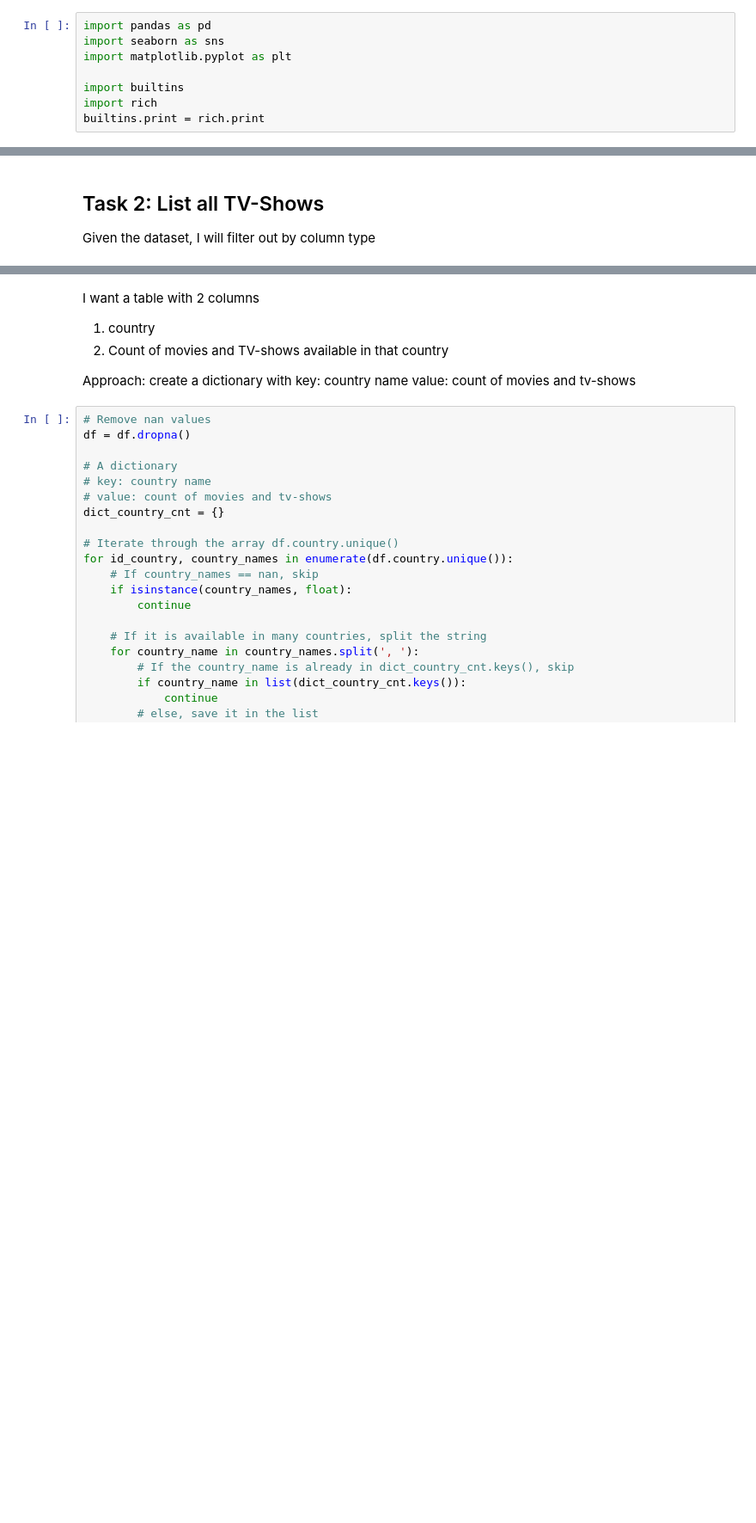
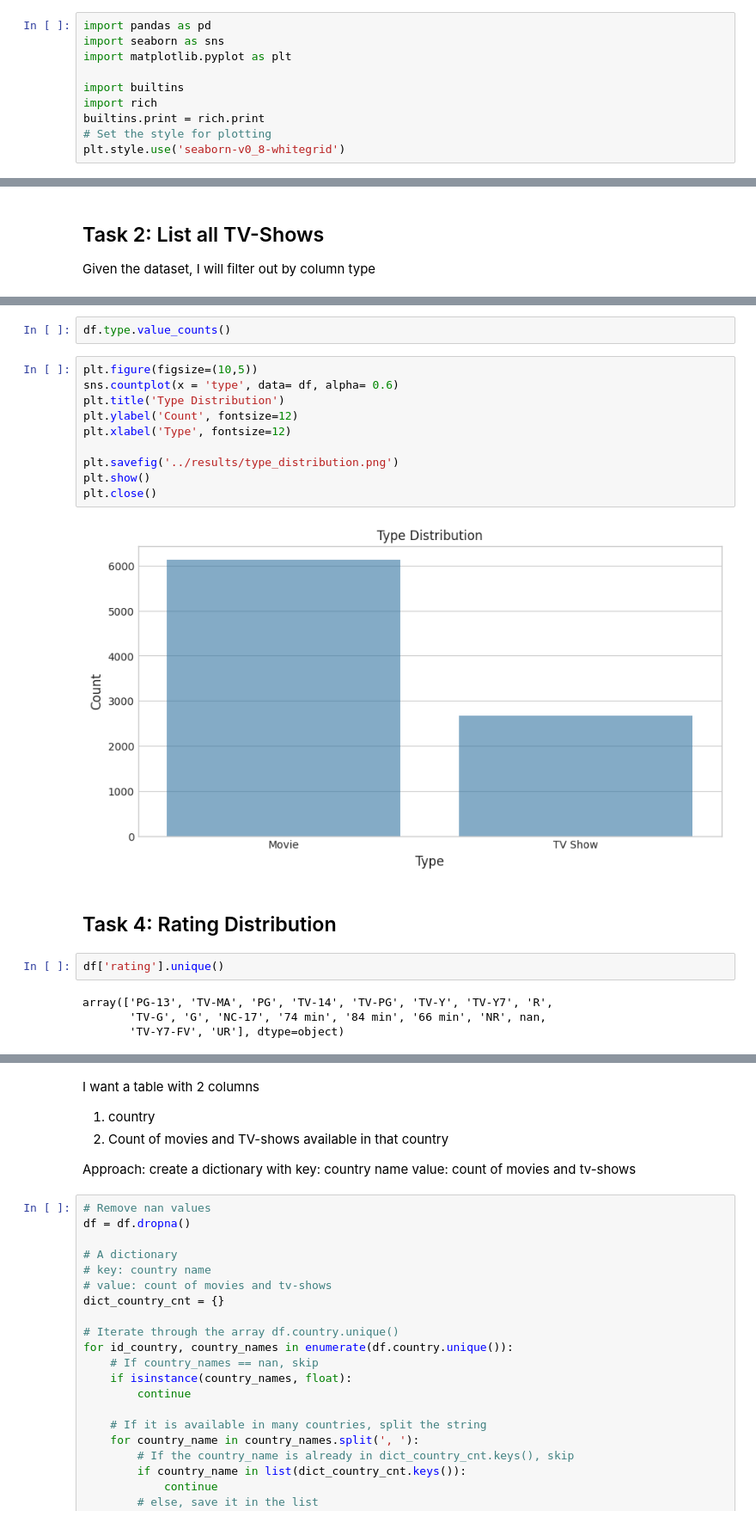
Before and after one commit to npa02/netflix-analysis, a Jupyter notebook: notebooks/test.ipynb, the cells around one changed output, grey strips where cells are left out. Shown at 86% size. Cells and saved outputs as stored; diff of their text form; blank space fills up the shorter version.

Commit message:
Analyse more the dataset and get figures

```diff
--- a/notebooks/test.ipynb
+++ b/notebooks/test.ipynb
@@ -14,6 +14,8 @@ import matplotlib.pyplot as plt
 import builtins
 import rich
 builtins.print = rich.print
+# Set the style for plotting
+plt.style.use('seaborn-v0_8-whitegrid')
 # %%
 df = pd.read_csv("../data/netflix_titles.csv")
 # %% [markdown]
@@ -97,0 +86,22 @@ df_tv_show
+# %%
+df.type.value_counts()
+# %%
+plt.figure(figsize=(10,5))
+sns.countplot(x = 'type', data= df, alpha= 0.6)
+plt.title('Type Distribution')
+plt.ylabel('Count', fontsize=12)
+plt.xlabel('Type', fontsize=12)
+
+plt.savefig('../results/type_distribution.png')
+plt.show()
+plt.close()
+# %% [output]
+[figure, added]
+# %% [markdown]
+## Task 4: Rating Distribution
+# %%
+df['rating'].unique()
+# %% [output]
+array(['PG-13', 'TV-MA', 'PG', 'TV-14', 'TV-PG', 'TV-Y', 'TV-Y7', 'R',
+       'TV-G', 'G', 'NC-17', '74 min', '84 min', '66 min', 'NR', nan,
+       'TV-Y7-FV', 'UR'], dtype=object)
```
Also changed, not shown: parts of 26 cells of this notebook, 7 other files.
